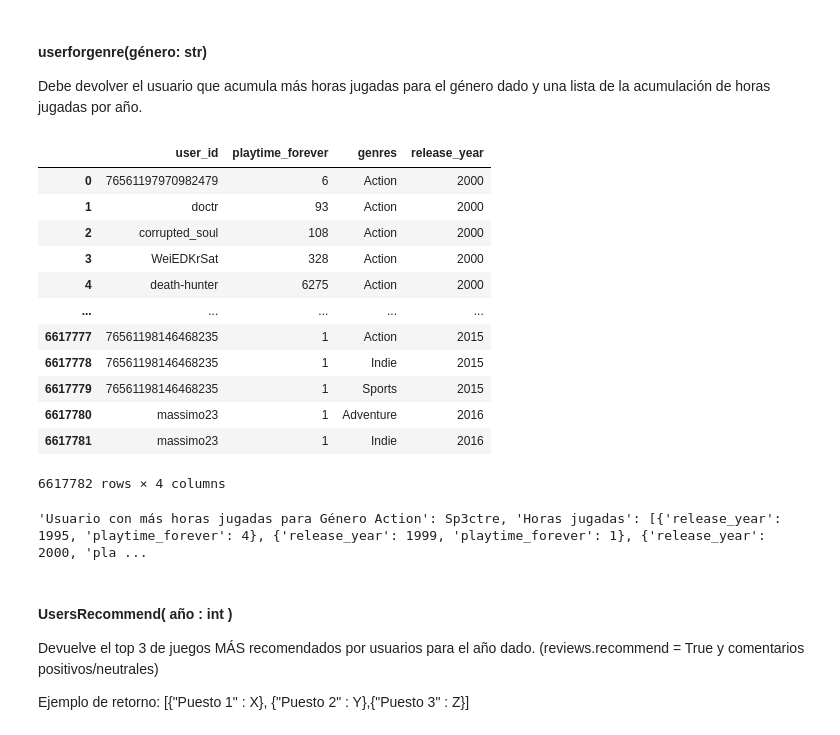
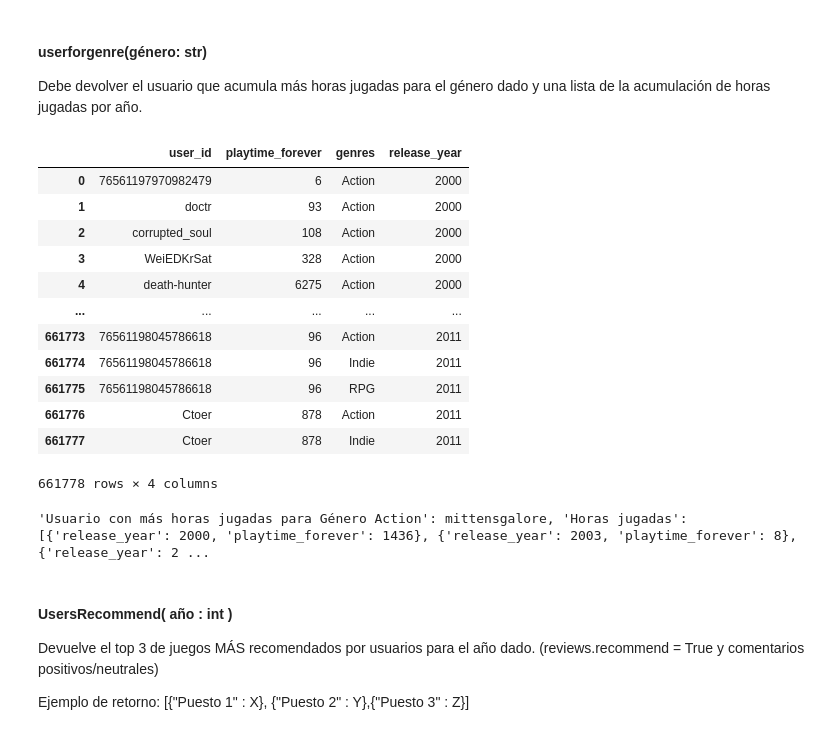
Before and after one commit to MayraSierraAT/MLOps, a Jupyter notebook: Feature eng & API.ipynb, the cells around one changed output. Saved outputs shown, nothing was run; the diff lists cells and outputs as text; code cells hidden in the pictures.

```diff
--- a/Feature eng & API.ipynb
+++ b/Feature eng & API.ipynb
@@ -175,26 +175,32 @@ Debe devolver el usuario que acumula más horas jugadas para el género dado y u
 # %%
 #Se extraen las columnas para generar un nuevo dataframe y correr la función
 datos1= steam_games[["item_id","genres","release_year"]]
 datos2= user_items[["item_id","user_id","playtime_forever"]]
 funcion2= datos2.merge(datos1, on="item_id")
 funcion2= funcion2.drop("item_id", axis= 1)
 funcion2= funcion2.drop_duplicates()
 funcion2.reset_index(drop=True, inplace=True)
+#Cuento filas
+cant_filas= len(funcion2)
+#Calculo la mitad
+mitad_filas= cant_filas // 10
+#Selecciono la mitad superior
+funcion2= funcion2.iloc[:mitad_filas]
 funcion2
 # %% [output]
 |  | user_id | playtime_forever | genres | release_year |
 | 0 | 76561197970982479 | 6 | Action | 2000 |
 | 1 | doctr | 93 | Action | 2000 |
 | 2 | corrupted_soul | 108 | Action | 2000 |
 | 3 | WeiEDKrSat | 328 | Action | 2000 |
 | 4 | death-hunter | 6275 | Action | 2000 |
 | ... | ... | ... | ... | ... |
-| 6617777 | 76561198146468235 | 1 | Action | 2015 |
-| 6617778 | 76561198146468235 | 1 | Indie | 2015 |
-| 6617779 | 76561198146468235 | 1 | Sports | 2015 |
-| 6617780 | massimo23 | 1 | Adventure | 2016 |
-| 6617781 | massimo23 | 1 | Indie | 2016 |
+| 661773 | 76561198045786618 | 96 | Action | 2011 |
+| 661774 | 76561198045786618 | 96 | Indie | 2011 |
+| 661775 | 76561198045786618 | 96 | RPG | 2011 |
+| 661776 | Ctoer | 878 | Action | 2011 |
+| 661777 | Ctoer | 878 | Indie | 2011 |
-6617782 rows × 4 columns
+661778 rows × 4 columns
 # %%
 def UserForGenre(genre: str):
     # Filtramos por género
@@ -217,7 +223,7 @@ def UserForGenre(genre: str):
 
 print(UserForGenre('Action'))
 # %% [output]
-'Usuario con más horas jugadas para Género Action': Sp3ctre, 'Horas jugadas': [{'release_year': 1995, 'playtime_forever': 4}, {'release_year': 1999, 'playtime_forever': 1}, {'release_year': 2000, 'pla ...
+'Usuario con más horas jugadas para Género Action': mittensgalore, 'Horas jugadas': [{'release_year': 2000, 'playtime_forever': 1436}, {'release_year': 2003, 'playtime_forever': 8}, {'release_year': 2 ...
 # %% [markdown]
 #### **UsersRecommend( año : int )**
 
```
Also changed, not shown: parts of 2 cells of this notebook.
